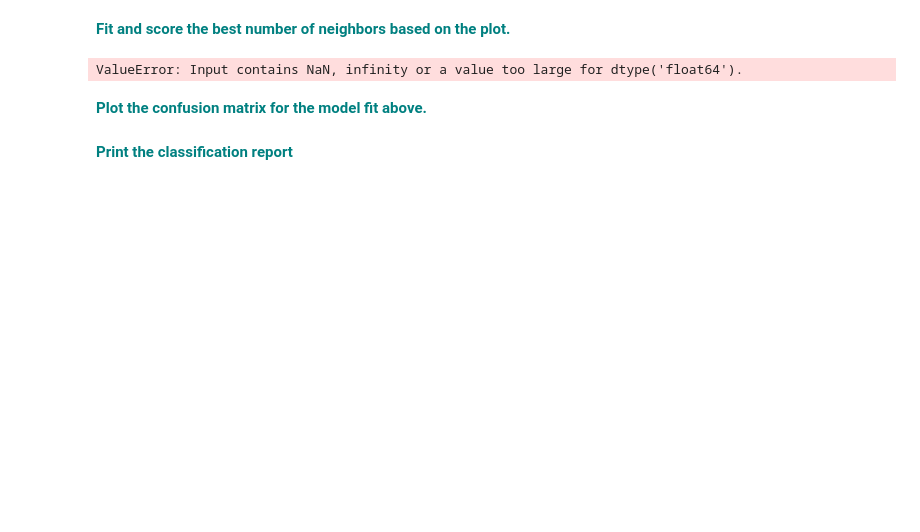
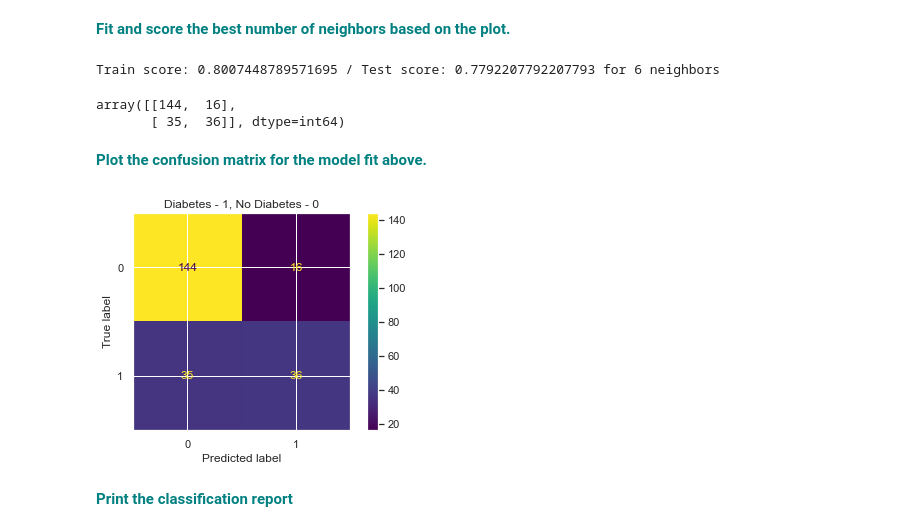
Before and after one commit to RedMousy/dsc_v5, a Jupyter notebook: Unit 18 - Machine Learning Applications/18.2 Model Optimization/18.2.4 - Grid Search in KNN/GridSearchKNN_Case_Study.ipynb, the cells around one changed output. Saved outputs shown, nothing was run; the diff lists cells and outputs as text; code cells hidden in the pictures; blank space fills up the shorter version.

```diff
--- a/Unit 18 - Machine Learning Applications/18.2 Model Optimization/18.2.4 - Grid Search in KNN/GridSearchKNN_Case_Study.ipynb
+++ b/Unit 18 - Machine Learning Applications/18.2 Model Optimization/18.2.4 - Grid Search in KNN/GridSearchKNN_Case_Study.ipynb
@@ -178,12 +195,28 @@ p = sns.lineplot(range(1,10),test_scores,marker='o',label='Test Score')
 # %% [markdown]
 **<font color='teal'> Fit and score the best number of neighbors based on the plot. </font>**
+# %%
+knn = KNeighborsClassifier(6)
+knn_model = knn.fit(X_train, y_train)
+train_score = knn.score(X_train, y_train)
+test_score = knn.score(X_test, y_test)
+print('Train score: {} / Test score: {} for 6 neighbors'.format(train_score, test_score))
+# %% [output]
+Train score: 0.8007448789571695 / Test score: 0.7792207792207793 for 6 neighbors
 # %%
 from sklearn.metrics import confusion_matrix
 y_pred = knn.predict(X_test)
 pl = confusion_matrix(y_test,y_pred)
+pl
 # %% [output]
-ValueError: Input contains NaN, infinity or a value too large for dtype('float64').
+array([[144,  16],
+       [ 35,  36]], dtype=int64)
 # %% [markdown]
 **<font color='teal'> Plot the confusion matrix for the model fit above. </font>**
+# %%
+_ = plot_confusion_matrix(knn, X_test, y_test)
+_ = plt.title('Diabetes - 1, No Diabetes - 0')
+_ = plt.show()
+# %% [output]
+[figure, added]
 # %% [markdown]
 **<font color='teal'> Print the classification report </font>**
```
Also changed, not shown: parts of 14 cells of this notebook.
